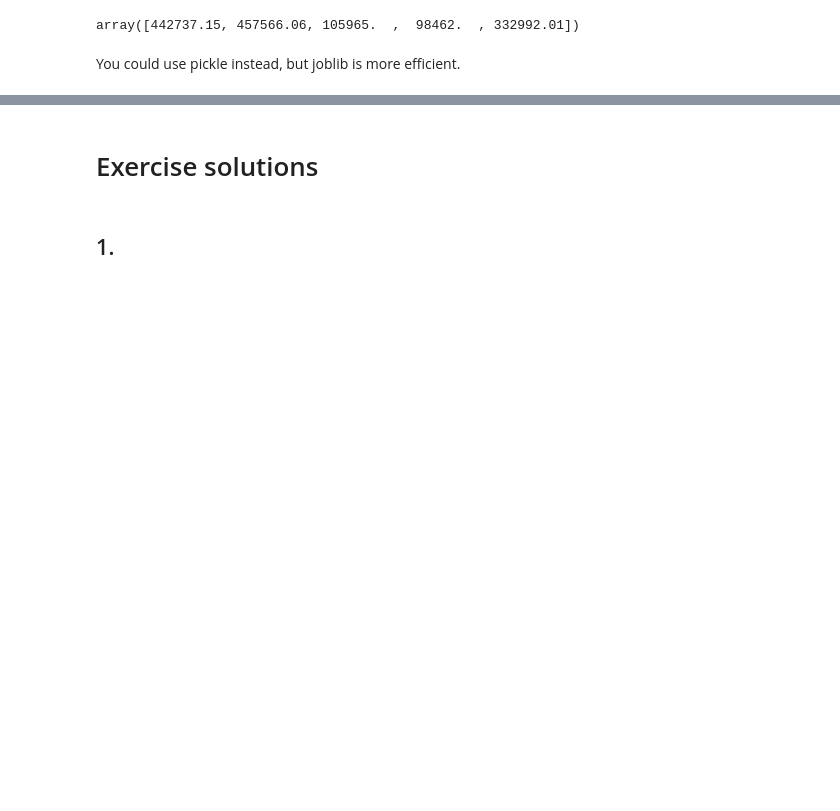
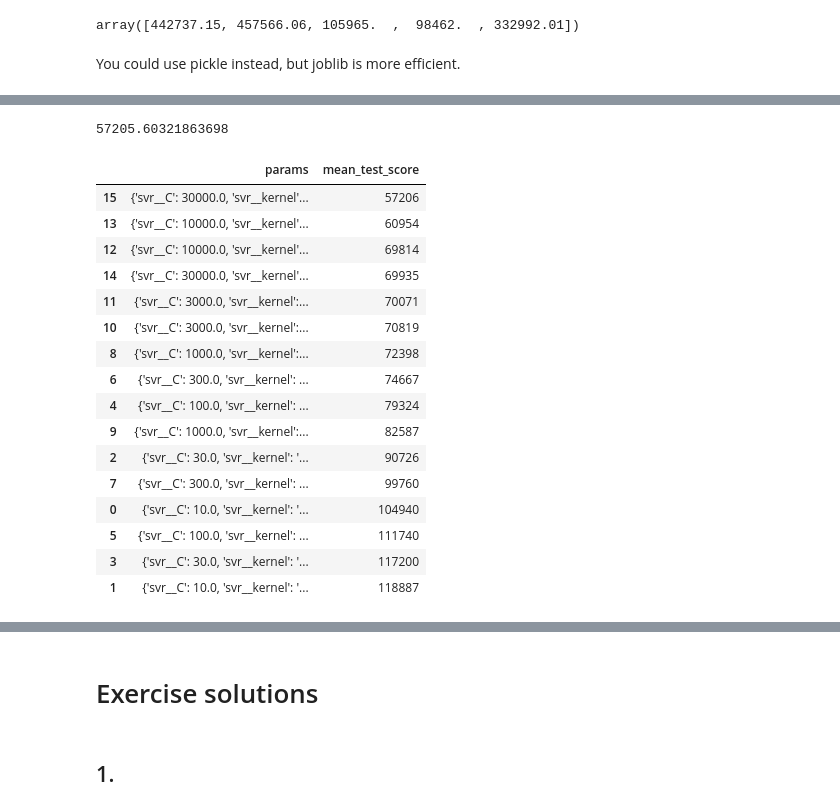
Before and after one commit to lucaswerner90/hands-on-ml-third-edition, a Jupyter notebook: 02_end_to_end_machine_learning_project.ipynb, the cells around one changed output, grey strips where cells are left out. Drawn from its saved outputs; the diff is of its cells as text; code cells hidden in the pictures; blank space fills up the shorter version.

```diff
--- a/02_end_to_end_machine_learning_project.ipynb
+++ b/02_end_to_end_machine_learning_project.ipynb
@@ -1669,0 +1674,8 @@ You could use pickle instead, but joblib is more efficient.
+# %%
+from sklearn.svm import SVR
+from sklearn.model_selection import GridSearchCV
+
+svr_pipeline = Pipeline([
+    ("preprocessing", preprocessing),
+    ("svr", SVR(kernel="rbf")),
+])
@@ -1669,0 +1687,7 @@ You could use pickle instead, but joblib is more efficient.
+# %%
+housing_subset = housing.iloc[:5000]
+housing_labels_subset = housing_labels.iloc[:5000]
+params_svr_grid_search = [{'svr__kernel': ['linear','rbf'], 'svr__C': [10., 30., 100., 300., 1000.,
+                                               3000., 10000., 30000.0]}]
+svr_search = GridSearchCV(svr_pipeline,params_svr_grid_search,cv=3,scoring="neg_root_mean_squared_error")
+svr_search.fit(housing_subset, housing_labels_subset)
@@ -1669,0 +1712,27 @@ You could use pickle instead, but joblib is more efficient.
+# %%
+- svr_search.best_score_
+# %% [output]
+57205.60321863698
+# %%
+results = pd.DataFrame(svr_search.cv_results_)
+results.sort_values(by="mean_test_score",ascending=False,inplace=True)
+results["mean_test_score"]= -results["mean_test_score"].round().astype(np.int64)
+results[["params","mean_test_score"]]
+# %% [output]
+|  | params | mean_test_score |
+| 15 | {'svr__C': 30000.0, 'svr__kernel'... | 57206 |
+| 13 | {'svr__C': 10000.0, 'svr__kernel'... | 60954 |
+| 12 | {'svr__C': 10000.0, 'svr__kernel'... | 69814 |
+| 14 | {'svr__C': 30000.0, 'svr__kernel'... | 69935 |
+| 11 | {'svr__C': 3000.0, 'svr__kernel':... | 70071 |
+| 10 | {'svr__C': 3000.0, 'svr__kernel':... | 70819 |
+| 8 | {'svr__C': 1000.0, 'svr__kernel':... | 72398 |
+| 6 | {'svr__C': 300.0, 'svr__kernel': ... | 74667 |
+| 4 | {'svr__C': 100.0, 'svr__kernel': ... | 79324 |
+| 9 | {'svr__C': 1000.0, 'svr__kernel':... | 82587 |
+| 2 | {'svr__C': 30.0, 'svr__kernel': '... | 90726 |
+| 7 | {'svr__C': 300.0, 'svr__kernel': ... | 99760 |
+| 0 | {'svr__C': 10.0, 'svr__kernel': '... | 104940 |
+| 5 | {'svr__C': 100.0, 'svr__kernel': ... | 111740 |
+| 3 | {'svr__C': 30.0, 'svr__kernel': '... | 117200 |
+| 1 | {'svr__C': 10.0, 'svr__kernel': '... | 118887 |
```
Also changed, not shown: parts of 29 cells of this notebook, 1 other file.
